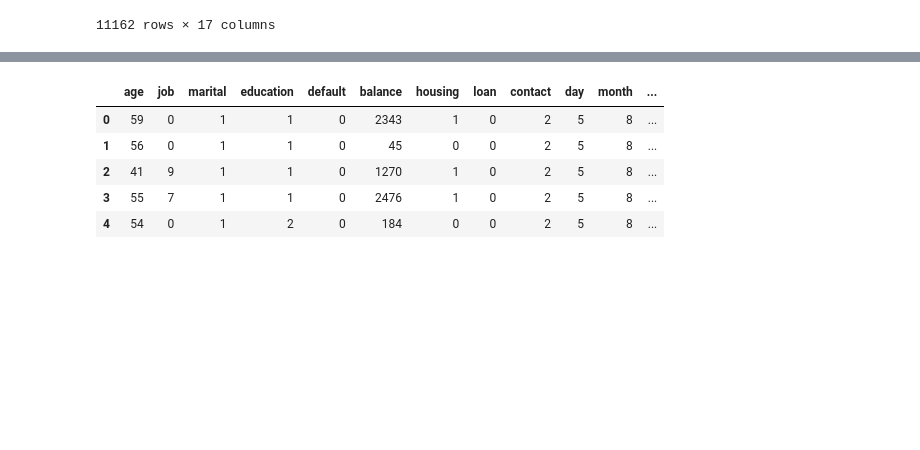
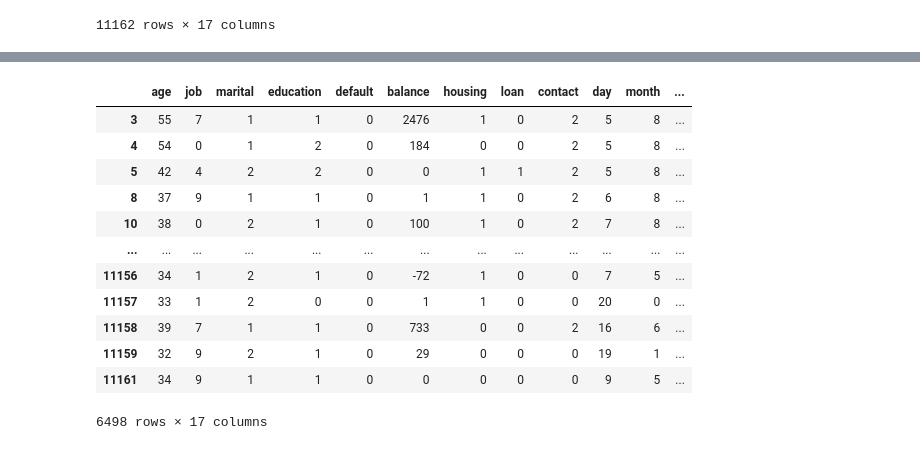
Before and after one commit to Rhy-Shah/BankCustomerSegmentation, a Jupyter notebook: code.ipynb, the cells around one changed output, grey strips where cells are left out. Saved outputs shown, nothing was run; the diff lists cells and outputs as text; code cells hidden in the pictures; blank space fills up the shorter version.

```diff
--- a/code.ipynb
+++ b/code.ipynb
@@ -161,0 +191,14 @@ df
+# %%
+numerical_columns = df.select_dtypes(include=['int64']).columns
+numerical_columns = numerical_columns.drop('day')
+
+fig, axes = plt.subplots(nrows=2, ncols=len(numerical_columns)//2 + len(numerical_columns)%2, figsize=(20, 15))
+fig.tight_layout(pad=5.0)
+palette = sns.color_palette("husl", len(numerical_columns))
+
+for ax, column in zip(axes.flatten(), numerical_columns):
+    sns.boxplot(data=df, y=column, ax=ax)
+    ax.set_title(f'Boxplot of {column}')
+    ax.set_ylabel(column)
+
+plt.show()
@@ -161,0 +207,11 @@ df
+# %%
+fig, axes = plt.subplots(nrows=5, ncols=2, figsize=(20, 25))
+fig.tight_layout(pad=5.0)
+
+for ax, column in zip(axes.flatten(), categorical_columns):
+    sns.boxplot(data=df, x=column, y='balance', ax=ax)
+    ax.set_title(f'Boxplot of balance by {column}')
+    ax.set_xlabel(column)
+    ax.set_ylabel('Balance')
+    axes[0, 0].tick_params(axis='x', rotation=45)
+plt.show()
@@ -161,0 +220,14 @@ df
+# %%
+def remove_outliers(df, columns):
+    for column in columns:
+        Q1 = df[column].quantile(0.25)
+        Q3 = df[column].quantile(0.75)
+        IQR = Q3 - Q1
+        lower_bound = Q1 - 1.5 * IQR
+        upper_bound = Q3 + 1.5 * IQR
+        df = df[(df[column] >= lower_bound) & (df[column] <= upper_bound)]
+    return df
+
+all_columns = df.select_dtypes(include=['int64', 'float64']).columns
+df1 = remove_outliers(df, all_columns)
+df1
@@ -162,17 +248,24 @@ df
 # %%
 categorical_columns = ['job', 'marital', 'education', 'default', 'housing', 'loan', 'contact', 'month', 'poutcome', 'deposit']
 
 label_encoder = LabelEncoder()
-df1= df.copy()
+df2 = df1.copy()
 
 for column in categorical_columns:
-    df1[column] = label_encoder.fit_transform(df[column])
+    df2[column] = label_encoder.fit_transform(df1[column])
 
-df1.head()
+df2
 # %% [output]
 |  | age | job | marital | education | default | balance | housing | loan | contact | day | month | ... |
-| 0 | 59 | 0 | 1 | 1 | 0 | 2343 | 1 | 0 | 2 | 5 | 8 | ... |
-| 1 | 56 | 0 | 1 | 1 | 0 | 45 | 0 | 0 | 2 | 5 | 8 | ... |
-| 2 | 41 | 9 | 1 | 1 | 0 | 1270 | 1 | 0 | 2 | 5 | 8 | ... |
 | 3 | 55 | 7 | 1 | 1 | 0 | 2476 | 1 | 0 | 2 | 5 | 8 | ... |
 | 4 | 54 | 0 | 1 | 2 | 0 | 184 | 0 | 0 | 2 | 5 | 8 | ... |
+| 5 | 42 | 4 | 2 | 2 | 0 | 0 | 1 | 1 | 2 | 5 | 8 | ... |
+| 8 | 37 | 9 | 1 | 1 | 0 | 1 | 1 | 0 | 2 | 6 | 8 | ... |
+| 10 | 38 | 0 | 2 | 1 | 0 | 100 | 1 | 0 | 2 | 7 | 8 | ... |
+| ... | ... | ... | ... | ... | ... | ... | ... | ... | ... | ... | ... | ... |
+| 11156 | 34 | 1 | 2 | 1 | 0 | -72 | 1 | 0 | 0 | 7 | 5 | ... |
+| 11157 | 33 | 1 | 2 | 0 | 0 | 1 | 1 | 0 | 0 | 20 | 0 | ... |
+| 11158 | 39 | 7 | 1 | 1 | 0 | 733 | 0 | 0 | 2 | 16 | 6 | ... |
+| 11159 | 32 | 9 | 2 | 1 | 0 | 29 | 0 | 0 | 0 | 19 | 1 | ... |
+| 11161 | 34 | 9 | 1 | 1 | 0 | 0 | 0 | 0 | 0 | 9 | 5 | ... |
+6498 rows × 17 columns
```
Also changed, not shown: parts of 6 cells of this notebook.
